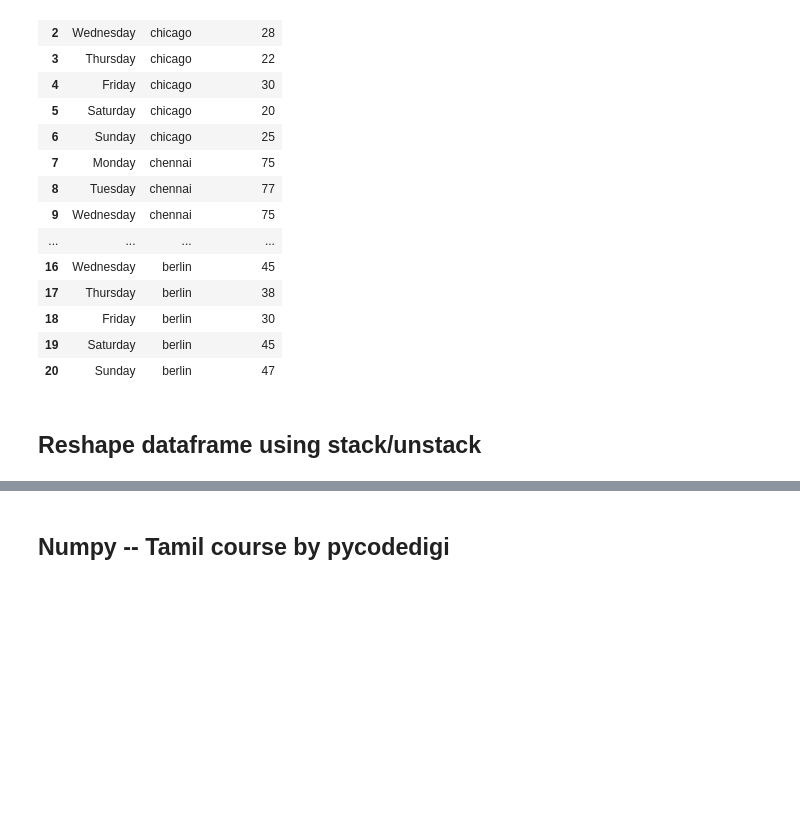
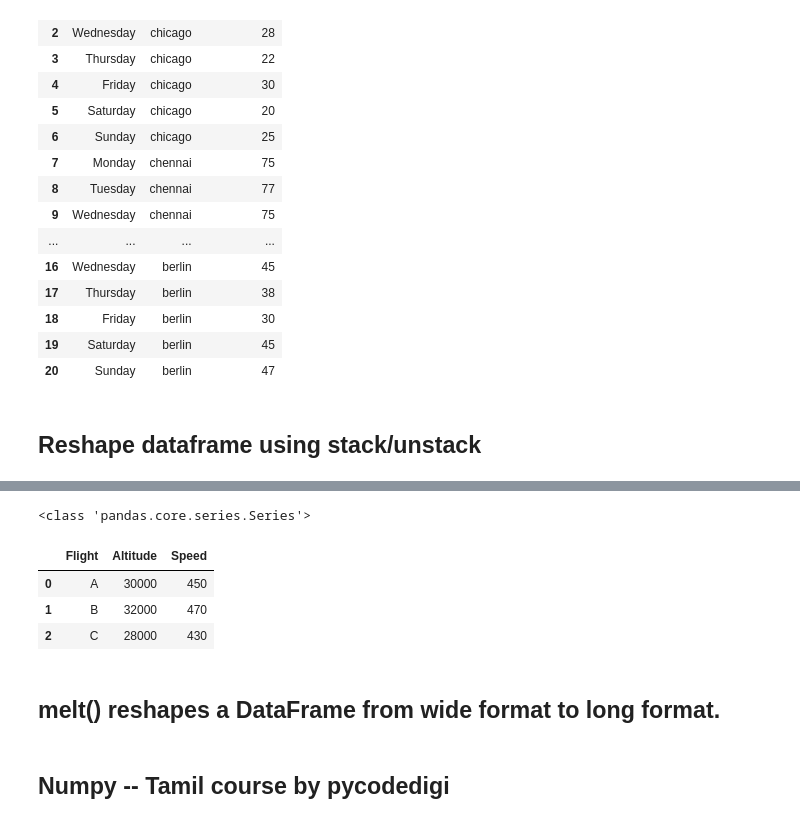
Before and after one commit to uba-sagan/Projects, a Jupyter notebook: Data_Analytics/Pandas.ipynb, the cells around one changed output, grey strips where cells are left out. Drawn from its saved outputs; the diff is of its cells as text; code cells hidden in the pictures; blank space fills up the shorter version.

Commit message:
pandas code updates

```diff
--- a/Data_Analytics/Pandas.ipynb
+++ b/Data_Analytics/Pandas.ipynb
@@ -1673,0 +1680,10 @@ melted
+# %%
+import pandas as pd
+
+df = pd.DataFrame({
+    'Flight': ['A', 'B', 'C'],
+    'Altitude': [30000, 32000, 28000],
+    'Speed': [450, 470, 430]
+})
+
+print(df)
@@ -1674,2 +1708,25 @@ melted
+# %%
+result = df.stack()
+
+print(type(result))
+# %% [output]
+<class 'pandas.core.series.Series'>
+# %%
+## unstack
+
+stacked = df.stack()
+
+unstacked = stacked.unstack()
+# %%
+unstacked = stacked.unstack()
+# %%
+unstacked
+# %% [output]
+|  | Flight | Altitude | Speed |
+| 0 | A | 30000 | 450 |
+| 1 | B | 32000 | 470 |
+| 2 | C | 28000 | 430 |
+# %% [markdown]
+## melt() reshapes a DataFrame from wide format to long format.
 # %% [markdown]
 ## Numpy -- Tamil course by pycodedigi
```
Also changed, not shown: parts of 3 cells of this notebook.
